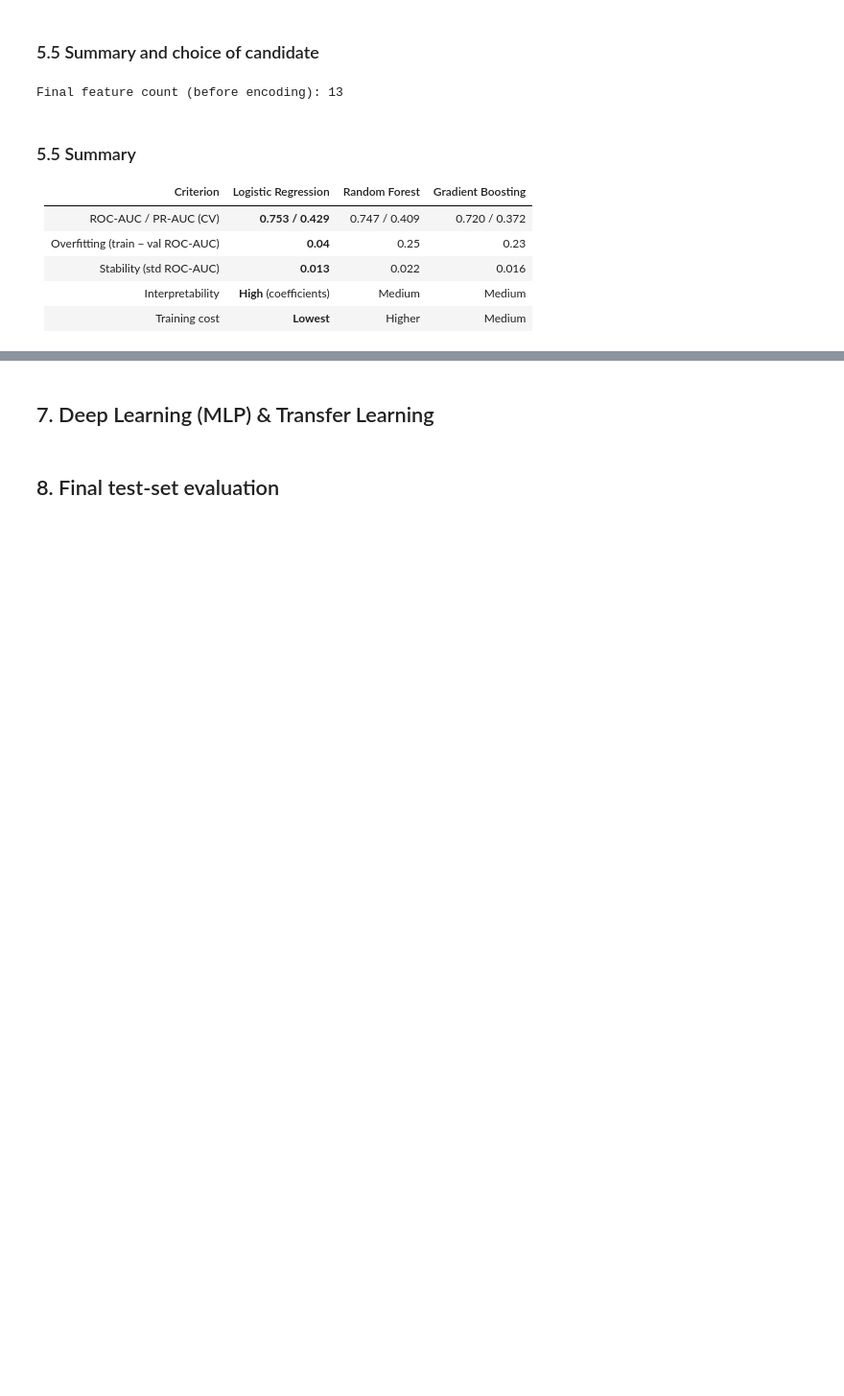
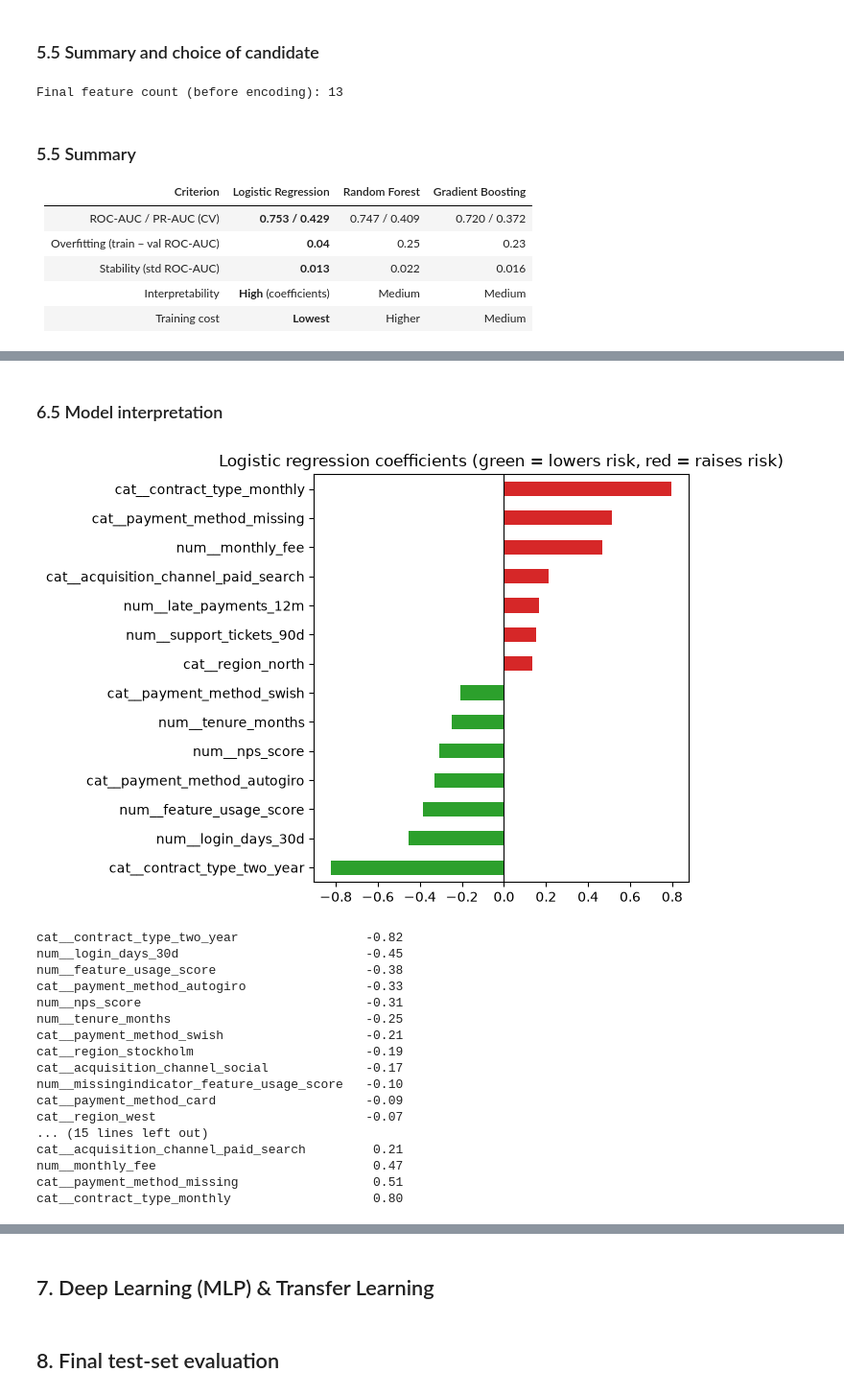
Before and after one commit to mineterkan/customer-churn-prediction, a Jupyter notebook: notebooks/churn_analysis.ipynb, the cells around one changed output, grey strips where cells are left out. Shown at 96% size. Saved outputs shown, nothing was run; the diff lists cells and outputs as text; code cells hidden in the pictures; blank space fills up the shorter version.

```diff
--- a/notebooks/churn_analysis.ipynb
+++ b/notebooks/churn_analysis.ipynb
@@ -711,0 +849,34 @@ Final feature count (before encoding): 13
+# %% [markdown]
+### 6.5 Model interpretation
+# %%
+final_fit = make_final_model().fit(X_train_final, y_train)
+names = final_fit.named_steps["pre"].get_feature_names_out()
+coefs = pd.Series(final_fit.named_steps["clf"].coef_[0], index=names).sort_values()
+
+top = pd.concat([coefs.head(7), coefs.tail(7)])
+top.plot(kind="barh", figsize=(7, 5), color=["tab:green"] * 7 + ["tab:red"] * 7)
+plt.axvline(0, color="black", linewidth=0.8)
+plt.title("Logistic regression coefficients (green = lowers risk, red = raises risk)")
+plt.tight_layout()
+plt.savefig("../figures/coefficients.png", dpi=150)
+plt.show()
+print(coefs.round(2).to_string())
+# %% [output]
+[figure, added]
+cat__contract_type_two_year                 -0.82
+num__login_days_30d                         -0.45
+num__feature_usage_score                    -0.38
+cat__payment_method_autogiro                -0.33
+num__nps_score                              -0.31
+num__tenure_months                          -0.25
+cat__payment_method_swish                   -0.21
+cat__region_stockholm                       -0.19
+cat__acquisition_channel_social             -0.17
+num__missingindicator_feature_usage_score   -0.10
+cat__payment_method_card                    -0.09
+cat__region_west                            -0.07
+... (15 lines left out)
+cat__acquisition_channel_paid_search         0.21
+num__monthly_fee                             0.47
+cat__payment_method_missing                  0.51
+cat__contract_type_monthly                   0.80
```
Also changed, not shown: parts of 14 cells of this notebook, 3 other files.
